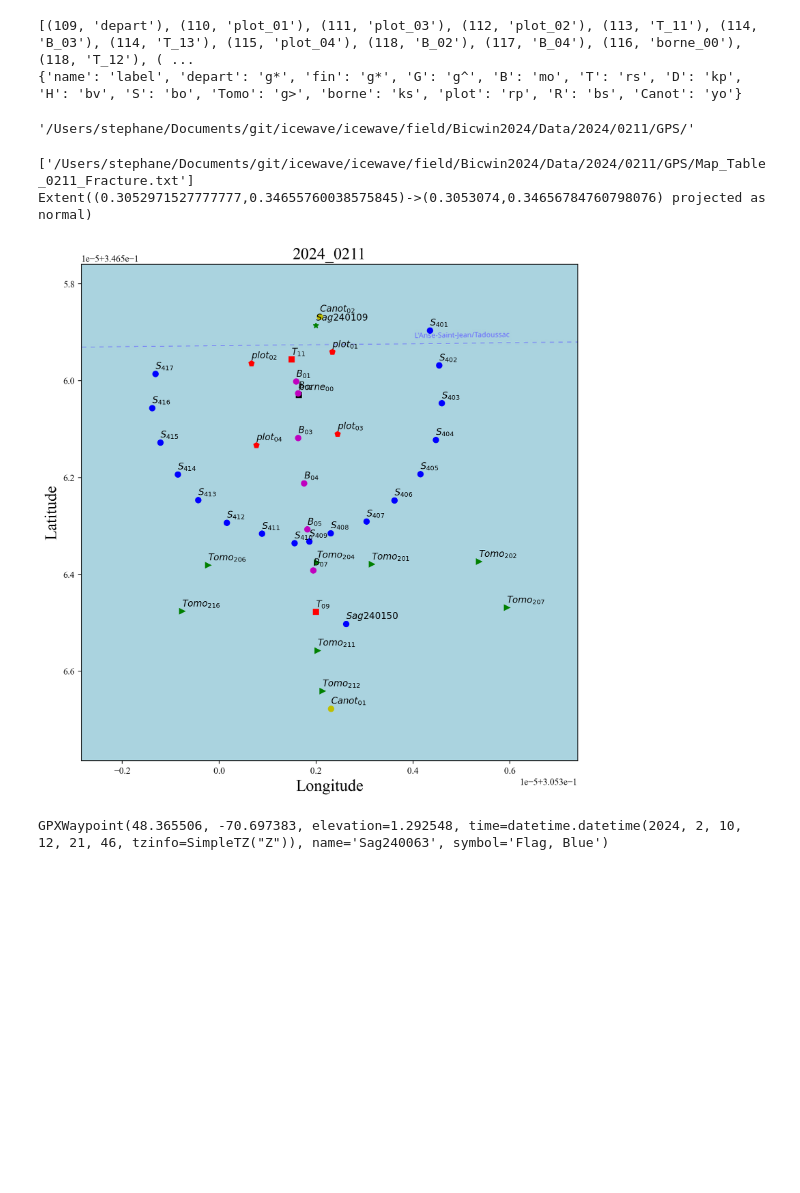
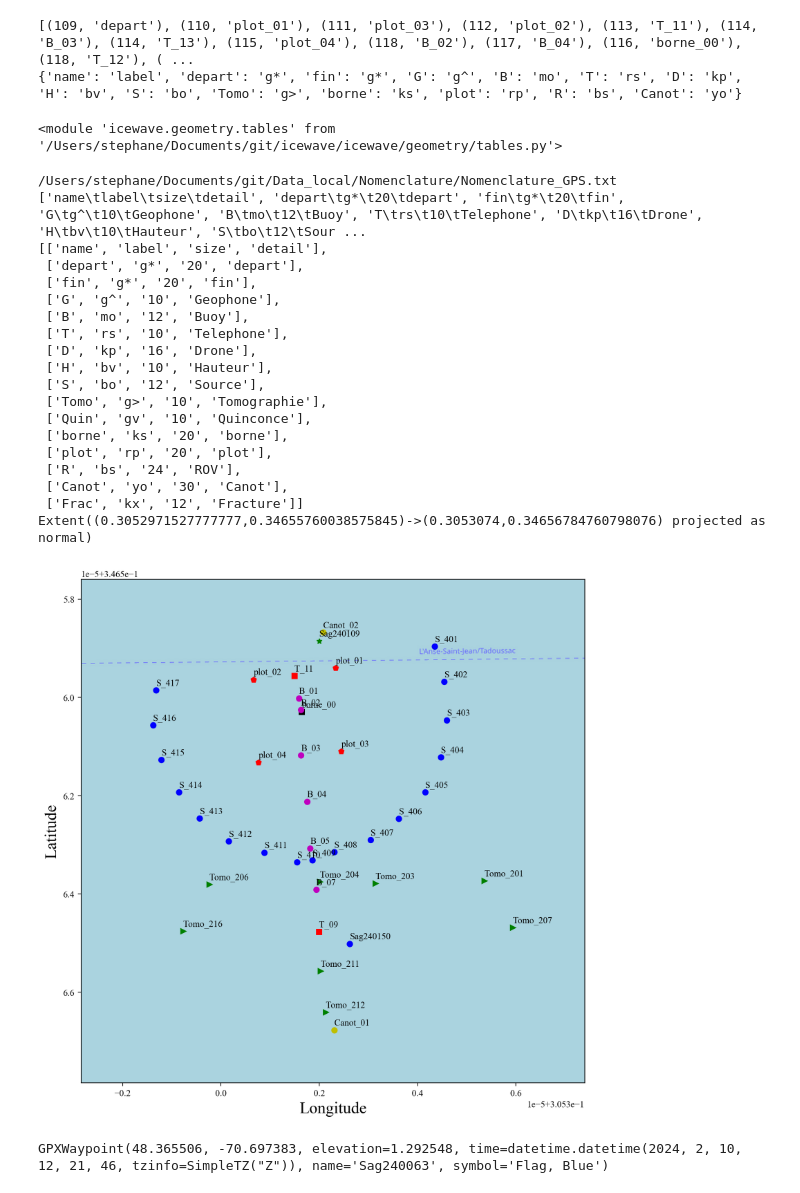
Before and after one commit to Turbotice/icewave, a Jupyter notebook: icewave/field/Bicwin2024/Notebooks/GPS_track_2024_0211.ipynb, the cells around one changed output. Drawn from its saved outputs; the diff is of its cells as text; code cells hidden in the pictures; blank space fills up the shorter version.

```diff
--- a/icewave/field/Bicwin2024/Notebooks/GPS_track_2024_0211.ipynb
+++ b/icewave/field/Bicwin2024/Notebooks/GPS_track_2024_0211.ipynb
@@ -235,18 +235,34 @@ print(norme)
 # %% [output]
 [(109, 'depart'), (110, 'plot_01'), (111, 'plot_03'), (112, 'plot_02'), (113, 'T_11'), (114, 'B_03'), (114, 'T_13'), (115, 'plot_04'), (118, 'B_02'), (117, 'B_04'), (116, 'borne_00'), (118, 'T_12'), ( ...
 {'name': 'label', 'depart': 'g*', 'fin': 'g*', 'G': 'g^', 'B': 'mo', 'T': 'rs', 'D': 'kp', 'H': 'bv', 'S': 'bo', 'Tomo': 'g>', 'borne': 'ks', 'plot': 'rp', 'R': 'bs', 'Canot': 'yo'}
-# %%
-savefolder
-# %% [output]
-'/Users/stephane/Documents/git/icewave/icewave/field/Bicwin2024/Data/2024/0211/GPS/'
+# %%
+print(table)
+# %% [output]
+<module 'icewave.geometry.tables' from '/Users/stephane/Documents/git/icewave/icewave/geometry/tables.py'>
 # %%
-ax,figs = represent_waypoints(gpx,109,150)
-
-graphes.save_figs(figs,savedir=savefolder,prefix='Carte_Generale',suffix='labeled',frmt='pdf',overwrite=True)
+ax,figs = table_GPS.represent_waypoints(gpx,110,150,table=table)
+#graphes.save_figs(figs,savedir=savefolder,prefix='SeaIce_Properties',suffix='labeled',frmt='pdf',overwrite=True)
 # %% [output]
-['/Users/stephane/Documents/git/icewave/icewave/field/Bicwin2024/Data/2024/0211/GPS/Map_Table_0211_Fracture.txt']
+/Users/stephane/Documents/git/Data_local/Nomenclature/Nomenclature_GPS.txt
+['name\tlabel\tsize\tdetail', 'depart\tg*\t20\tdepart', 'fin\tg*\t20\tfin', 'G\tg^\t10\tGeophone', 'B\tmo\t12\tBuoy', 'T\trs\t10\tTelephone', 'D\tkp\t16\tDrone', 'H\tbv\t10\tHauteur', 'S\tbo\t12\tSour ...
+[['name', 'label', 'size', 'detail'],
+ ['depart', 'g*', '20', 'depart'],
+ ['fin', 'g*', '20', 'fin'],
+ ['G', 'g^', '10', 'Geophone'],
+ ['B', 'mo', '12', 'Buoy'],
+ ['T', 'rs', '10', 'Telephone'],
+ ['D', 'kp', '16', 'Drone'],
+ ['H', 'bv', '10', 'Hauteur'],
+ ['S', 'bo', '12', 'Source'],
+ ['Tomo', 'g>', '10', 'Tomographie'],
+ ['Quin', 'gv', '10', 'Quinconce'],
+ ['borne', 'ks', '20', 'borne'],
+ ['plot', 'rp', '20', 'plot'],
+ ['R', 'bs', '24', 'ROV'],
+ ['Canot', 'yo', '30', 'Canot'],
+ ['Frac', 'kx', '12', 'Fracture']]
 Extent((0.3052971527777777,0.34655760038575845)->(0.3053074,0.34656784760798076) projected as normal)
-[figure, old version]
+[figure, new version]
 # %%
 gpx.waypoints[0]
 # %% [output]
```
Also changed, not shown: parts of 4 cells of this notebook, 9 other files.
